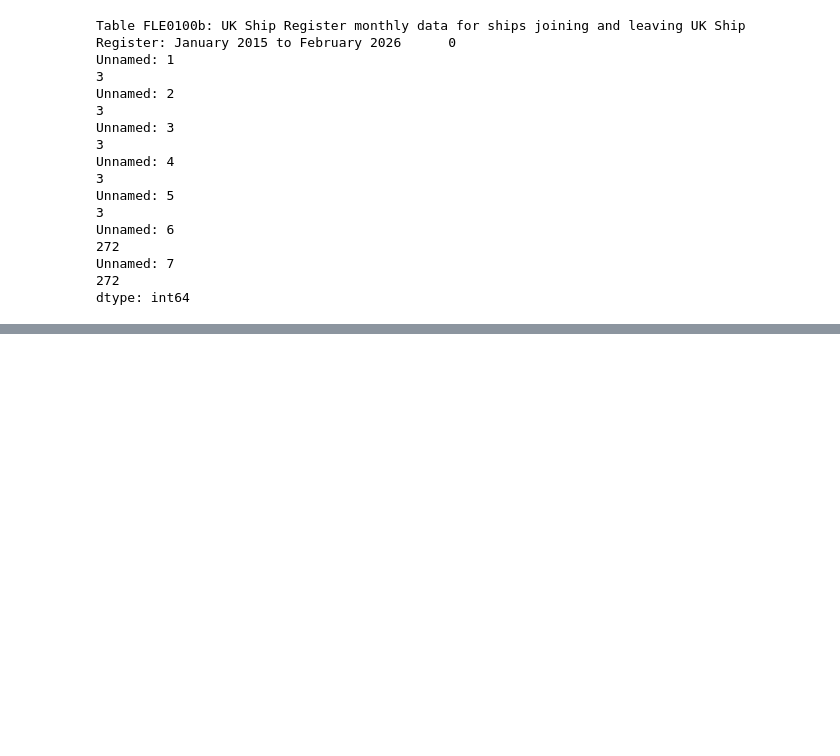
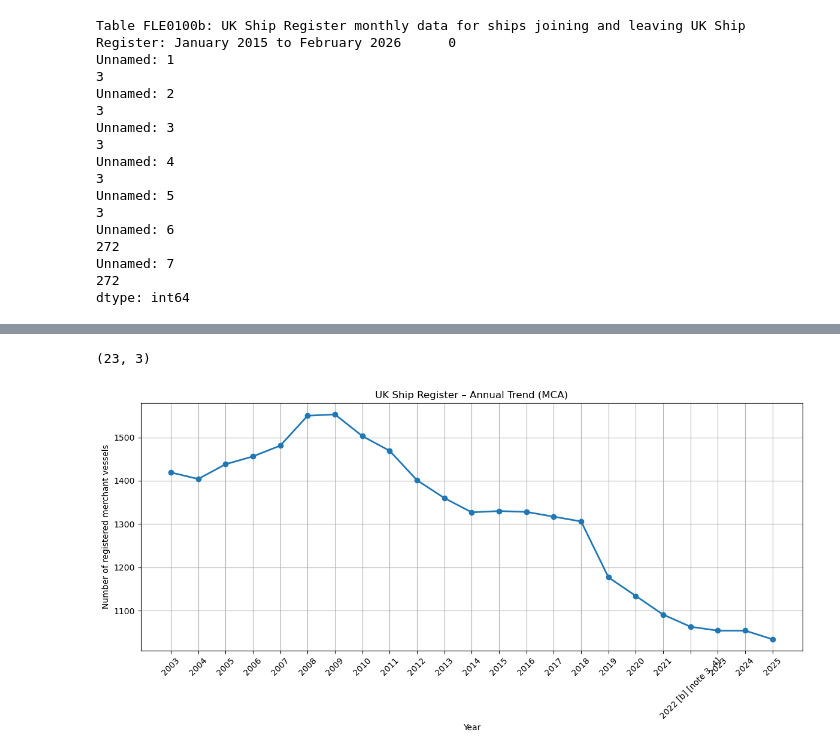
Before and after one commit to tanonue/UK-Ship-Register-Analysis, a Jupyter notebook: notebooks/01_data_loading.ipynb, the cells around one changed output, grey strips where cells are left out. Drawn from its saved outputs; the diff is of its cells as text; code cells hidden in the pictures; blank space fills up the shorter version.

```diff
--- a/notebooks/01_data_loading.ipynb
+++ b/notebooks/01_data_loading.ipynb
@@ -96,0 +125,36 @@ dtype: int64
+# %%
+df_plot = df_a[
+    ["at_year_end", "mca_all_merchant_vessels_note_6"]
+].copy()
+# %%
+df_plot["vessel_count"] = pd.to_numeric(
+    df_plot["mca_all_merchant_vessels_note_6"]
+    .astype(str)
+    .str.replace(",", "", regex=False),
+    errors="coerce"
+)
+# %%
+df_plot = df_plot.dropna(subset=["vessel_count"])
+print(df_plot.shape)
+# %% [output]
+(23, 3)
+# %%
+import matplotlib.pyplot as plt
+
+plt.figure(figsize=(12, 6))
+plt.plot(
+    df_plot["at_year_end"],
+    df_plot["vessel_count"],
+    marker="o",
+    linewidth=2
+)
+
+plt.xlabel("Year")
+plt.ylabel("Number of registered merchant vessels")
+plt.title("UK Ship Register – Annual Trend (MCA)")
+plt.xticks(rotation=45)
+plt.grid(True)
+plt.tight_layout()
+plt.show()
+# %% [output]
+[figure, added]
```
Also changed, not shown: parts of 5 cells of this notebook.
